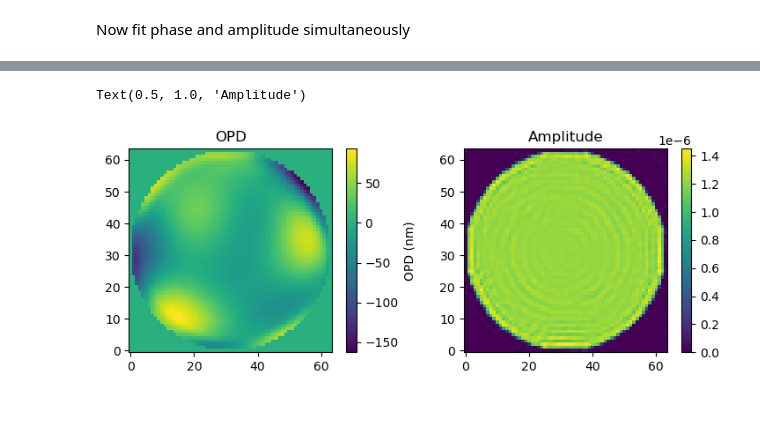
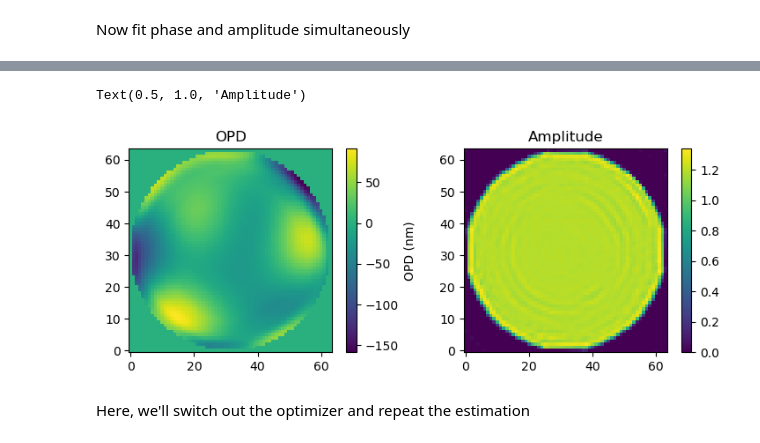
Before and after one commit to kvangorkom/adpr, a Jupyter notebook: examples/simple_example.ipynb, the cells around one changed output, grey strips where cells are left out. Cells and saved outputs as stored; diff of their text form; code cells hidden in the pictures; blank space fills up the shorter version.

Commit message:
include spectrum, other solvers

```diff
--- a/examples/simple_example.ipynb
+++ b/examples/simple_example.ipynb
@@ -26,6 +26,7 @@ wave0 = 630e-9
 bandwidth = 0.2
 nwaves = 10
 wavelengths = jnp.linspace(wave0-wave0*bandwidth/2.0, wave0+wave0*bandwidth/2.0, num=nwaves)
+spectrum = jnp.linspace(1, 2, num=nwaves)
 
 # f-number and defocus diversity (axial shift in m)
 fnum = 15
@@ -33,7 +34,7 @@ dz = [-3.5e-3, -2.0e-3, 0.5e-3, 3.0e-3]
 # %% [markdown]
 initialize forward model
 # %%
-model = adpr.ForwardModel(Np, Nf, fnum, pix_m, wave0, wavelengths, dz)
+model = adpr.ForwardModel(Np, Nf, fnum, pix_m, wave0, wavelengths, dz, spectrum=spectrum)
 # %% [markdown]
 # Simulate measured PSFs
 # %%
@@ -89,4 +97,4 @@ Now fit phase and amplitude simultaneously
 # %%
 estimator = adpr.Estimation(model, estimate_phase=True, estimate_amplitude=True, maxiter=100, wreg=1e-2)
 # %%
-fit, err = estimator.run(psfs)
+fit, err, objvals = estimator.run(psfs)
@@ -93,19 +108,21 @@ fit, err = estimator.run(psfs)
 # %%
 opd_est = fit[-1,:Np*Np].reshape((Np,Np)) * pupil * 1e-6
-amp_est = fit[-1,Np*Np:].reshape((Np,Np)) * 1e-6
+amp_est = fit[-1,Np*Np:].reshape((Np,Np))
 
 
 fig, axes = plt.subplots(1,2,figsize=(9,3))
 
 ax = axes[0]
 im = ax.imshow(opd_est*1e9)
 fig.colorbar(im, ax=ax).set_label('OPD (nm)')
 ax.set_title('OPD')
 
 ax = axes[1]
 im = ax.imshow(amp_est)
 fig.colorbar(im, ax=ax)
 ax.set_title('Amplitude')
 # %% [output]
 Text(0.5, 1.0, 'Amplitude')
-[figure, old version]
+[figure, new version]
+# %% [markdown]
+Here, we'll switch out the optimizer and repeat the estimation
```
Also changed, not shown: parts of 11 cells of this notebook.
